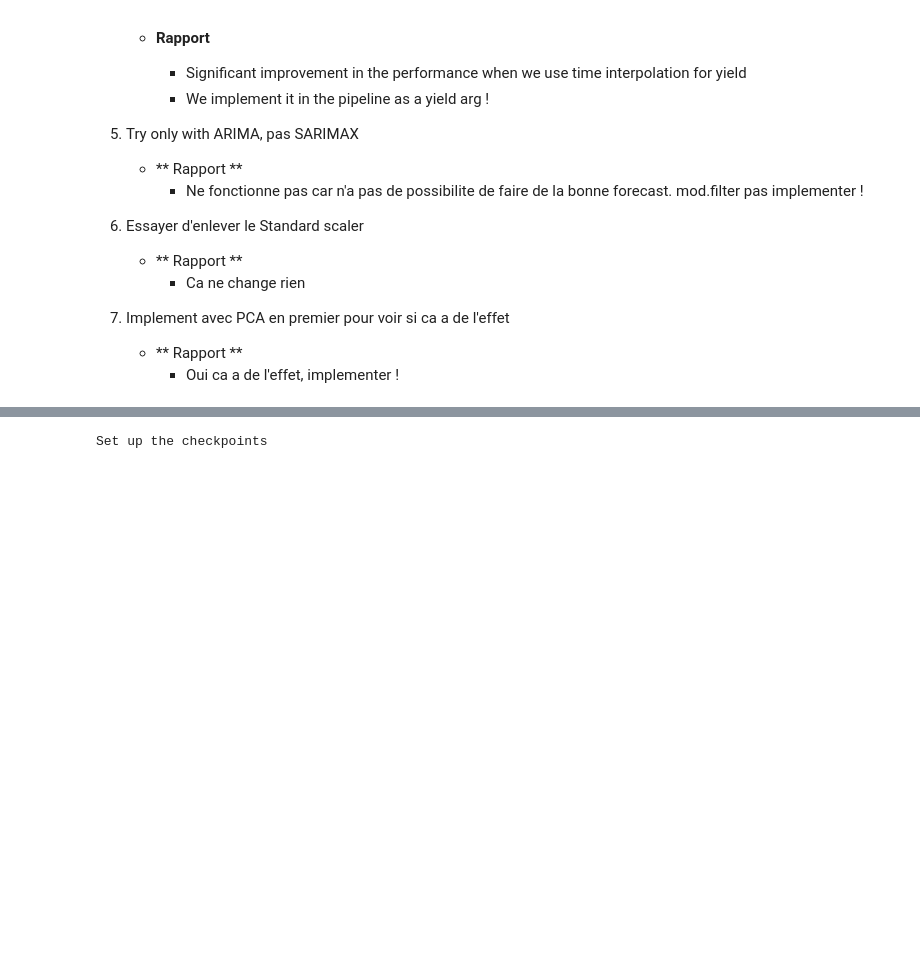
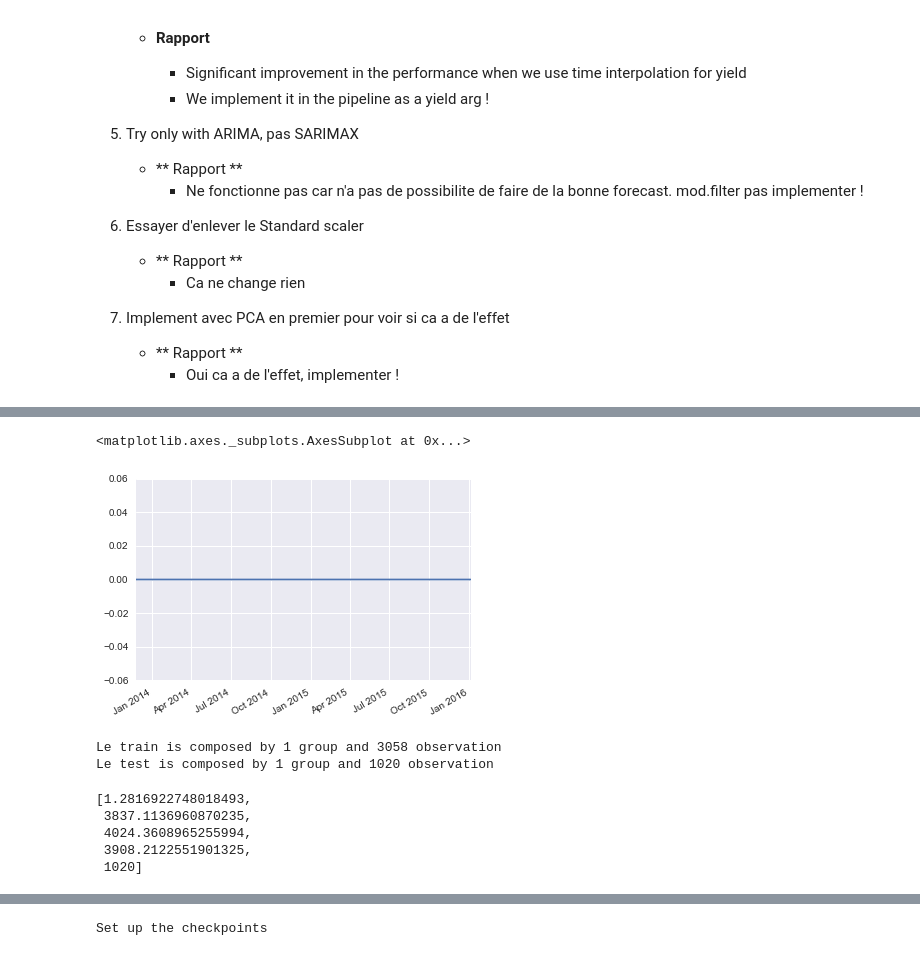
Before and after one commit to cthorey/fognet, a Jupyter notebook: 07-04-2016.ipynb, the cells around one changed output, grey strips where cells are left out. Saved outputs shown, nothing was run; the diff lists cells and outputs as text; code cells hidden in the pictures; blank space fills up the shorter version.

```diff
--- a/07-04-2016.ipynb
+++ b/07-04-2016.ipynb
@@ -49,5 +46,5 @@ statsmodels.tsa.statespace.api.SARIMAX?
 # %%
 from utils.arima_utils import *
 config = parse_conf_file(os.path.join(root,'model_0','conf_model.json'))
-model = ArimaModel(config=config)
+model = ArimaModel(config=config,mode='train')
 # %% [output]
@@ -55,2 +51,4 @@ model = ArimaModel(config=config)
 Loading the prepro pipeline
 Set up the checkpoints
+# %%
+model.train()
@@ -56,0 +78,4 @@ Set up the checkpoints
+# %%
+from utils.arima_utils import *
+config = parse_conf_file(os.path.join(os.path.expanduser(model.folder),'conf_model.json'))
+model_insp = ArimaModel(config=config,mode='inspection')
@@ -56,0 +106,19 @@ Set up the checkpoints
+# %%
+model_insp.df.yield_pred.plot()
+# %% [output]
+<matplotlib.axes._subplots.AxesSubplot at 0x...>
+[figure, added]
+# %%
+df0 = model.dfgroup.get_group('group0')
+train,test = train_test_split(df0)
+# %% [output]
+Le train is composed by 1 group and 3058 observation
+Le test is composed by 1 group and 1020 observation
+# %%
+model.get_scores('group0',test)
+# %% [output]
+[1.2816922748018493,
+ 3837.1136960870235,
+ 4024.3608965255994,
+ 3908.2122551901325,
+ 1020]
```
Also changed, not shown: parts of 40 cells of this notebook, 4 other files.
